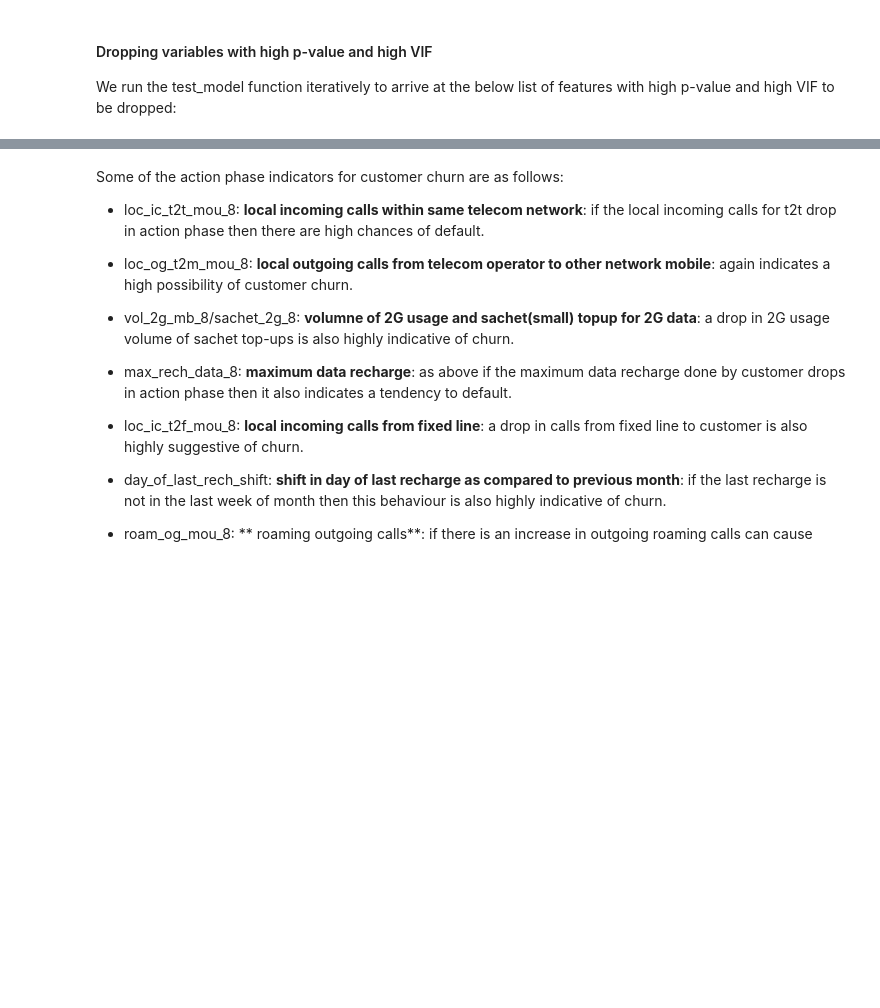
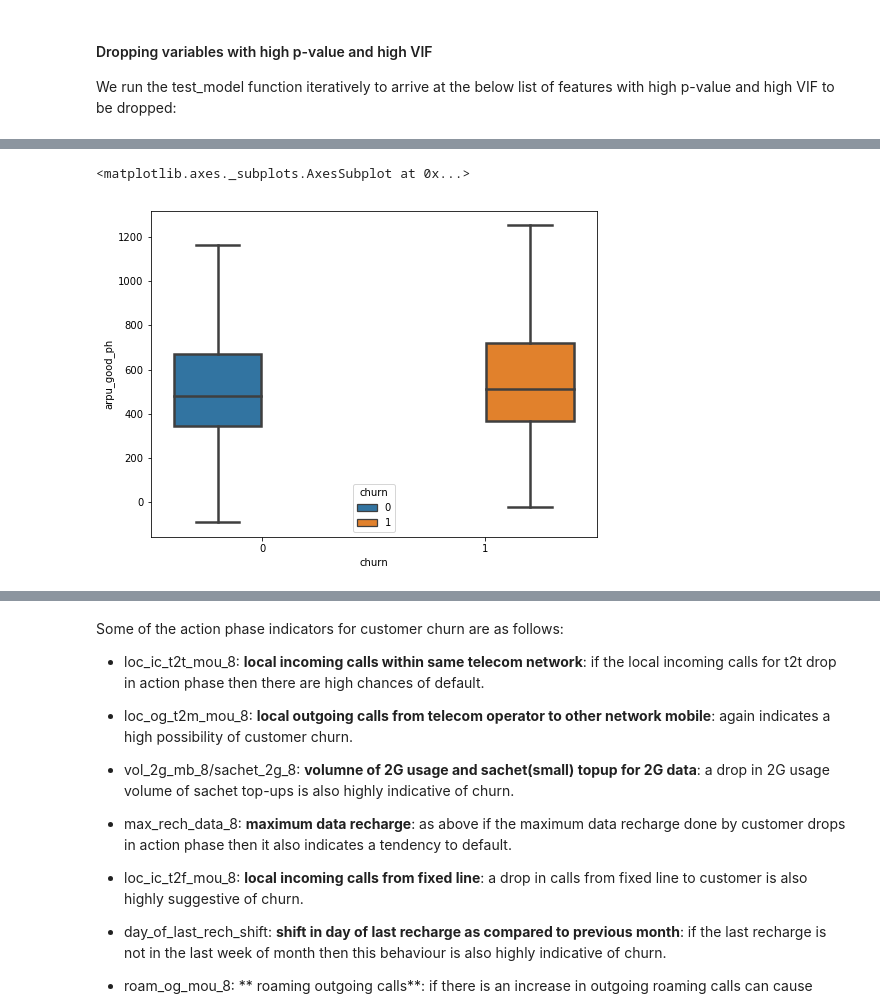
Before and after one commit to saad1504/Telecom_Churn_Case_Study, a Jupyter notebook: Telecom_Churn_Modelling.ipynb, the cells around one changed output, grey strips where cells are left out. Cells and saved outputs as stored; diff of their text form; code cells hidden in the pictures; blank space fills up the shorter version.

```diff
--- a/Telecom_Churn_Modelling.ipynb
+++ b/Telecom_Churn_Modelling.ipynb
@@ -2037,0 +2259,8 @@ loc_ic_t2t_mou_good_ph     0.3013      0.112      2.682      0.007       0.081
+# %%
+# High variance in ARPU of 8th month, => Customers are using some costly feature => high probability of churn
+plt.rcParams["figure.figsize"] = [8, 6]
+fig = plt.figure()
+sns.boxplot(data=telecom_data, y="arpu_good_ph", x="churn", hue="churn", linewidth=2.5, showfliers=False)
+# %% [output]
+<matplotlib.axes._subplots.AxesSubplot at 0x...>
+[figure, added]
```
Also changed, not shown: parts of 71 cells of this notebook.
